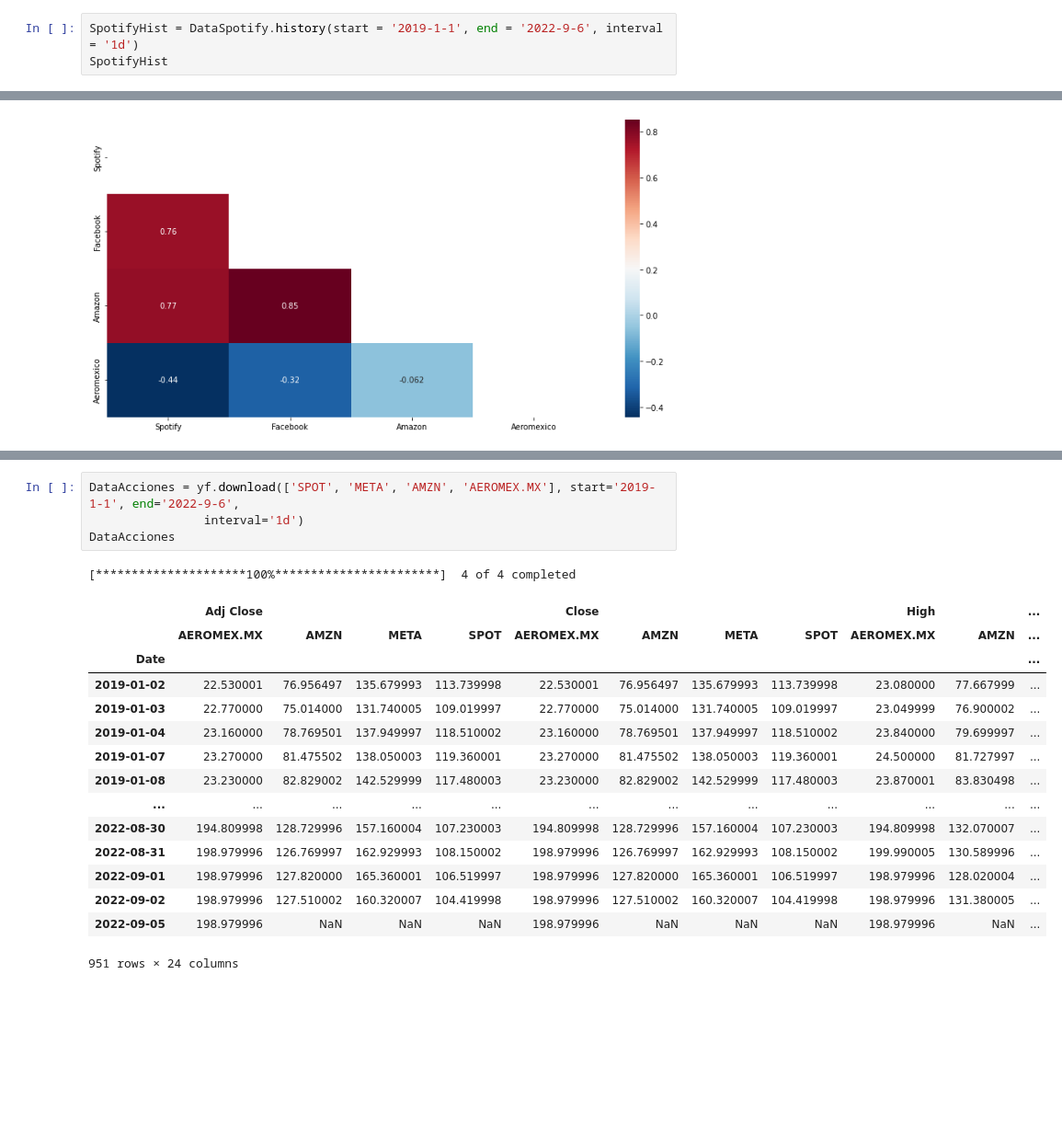
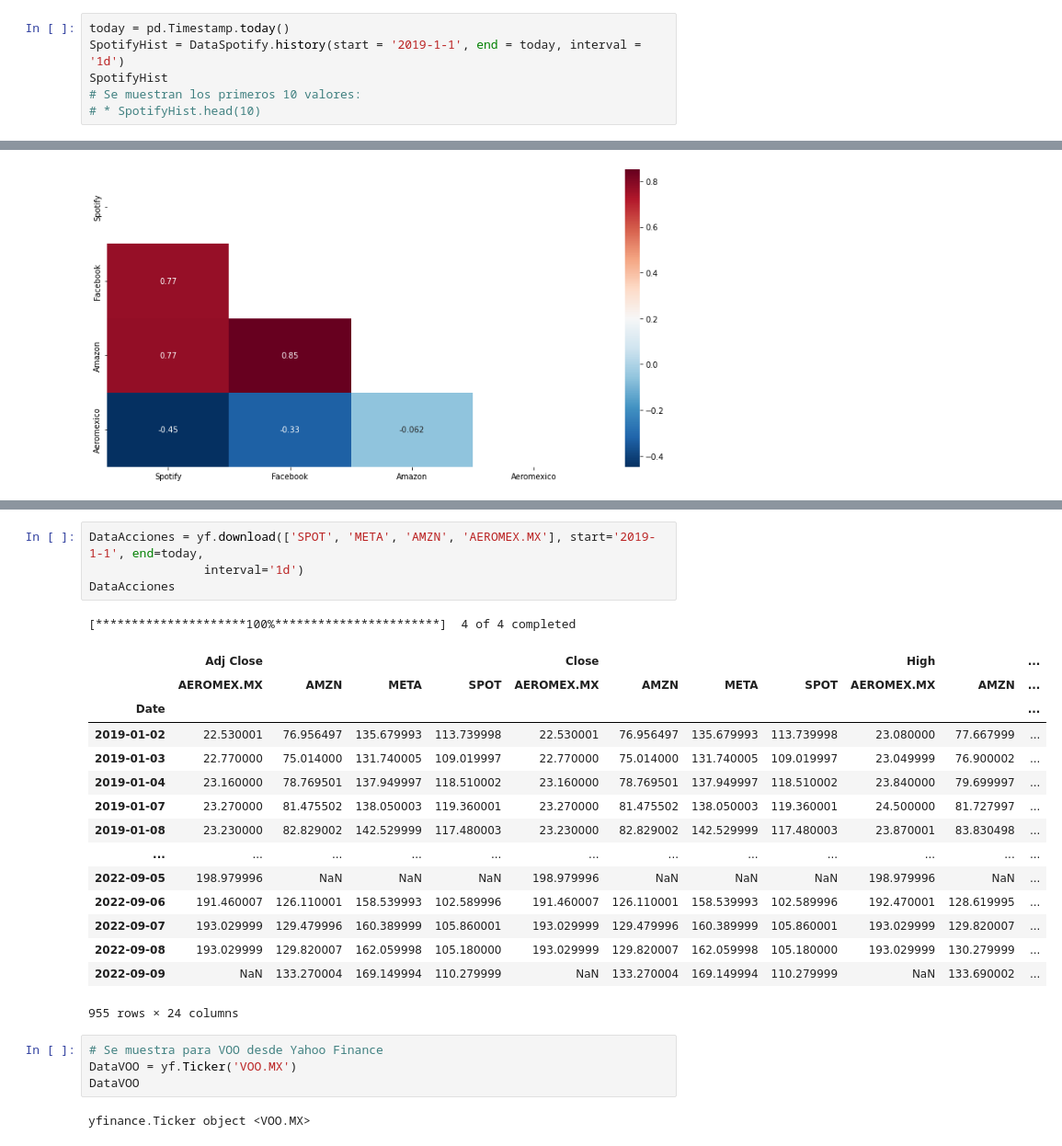
Before and after one commit to OscarCasasolaGarcia/Practicas, a Jupyter notebook: 1EDA/MD_Práctica3_EDA.ipynb, the cells around one changed output, grey strips where cells are left out. Shown at 92% size. Drawn from its saved outputs; the diff is of its cells as text; blank space fills up the shorter version.

```diff
--- a/1EDA/MD_Práctica3_EDA.ipynb
+++ b/1EDA/MD_Práctica3_EDA.ipynb
@@ -51,6 +52,9 @@ DataSpotify
 # %% [output]
 yfinance.Ticker object <SPOT>
 # %%
-SpotifyHist = DataSpotify.history(start = '2019-1-1', end = '2022-9-6', interval = '1d')
+today = pd.Timestamp.today()
+SpotifyHist = DataSpotify.history(start = '2019-1-1', end = today, interval = '1d')
 SpotifyHist
+# Se muestran los primeros 10 valores:
+# * SpotifyHist.head(10)
 # %% [output]
@@ -507,21 +502,27 @@ Acciones.corr()
 # %%
-DataAcciones = yf.download(['SPOT', 'META', 'AMZN', 'AEROMEX.MX'], start='2019-1-1', end='2022-9-6',
+DataAcciones = yf.download(['SPOT', 'META', 'AMZN', 'AEROMEX.MX'], start='2019-1-1', end=today,
                 interval='1d')
 DataAcciones
 # %% [output]
 [*********************100%***********************]  4 of 4 completed
 |  | Adj Close |  |  |  | Close |  |  |  | High |  | ... |
 |  | AEROMEX.MX | AMZN | META | SPOT | AEROMEX.MX | AMZN | META | SPOT | AEROMEX.MX | AMZN | ... |
 | Date |  |  |  |  |  |  |  |  |  |  | ... |
 | 2019-01-02 | 22.530001 | 76.956497 | 135.679993 | 113.739998 | 22.530001 | 76.956497 | 135.679993 | 113.739998 | 23.080000 | 77.667999 | ... |
 | 2019-01-03 | 22.770000 | 75.014000 | 131.740005 | 109.019997 | 22.770000 | 75.014000 | 131.740005 | 109.019997 | 23.049999 | 76.900002 | ... |
 | 2019-01-04 | 23.160000 | 78.769501 | 137.949997 | 118.510002 | 23.160000 | 78.769501 | 137.949997 | 118.510002 | 23.840000 | 79.699997 | ... |
 | 2019-01-07 | 23.270000 | 81.475502 | 138.050003 | 119.360001 | 23.270000 | 81.475502 | 138.050003 | 119.360001 | 24.500000 | 81.727997 | ... |
 | 2019-01-08 | 23.230000 | 82.829002 | 142.529999 | 117.480003 | 23.230000 | 82.829002 | 142.529999 | 117.480003 | 23.870001 | 83.830498 | ... |
 | ... | ... | ... | ... | ... | ... | ... | ... | ... | ... | ... | ... |
-| 2022-08-30 | 194.809998 | 128.729996 | 157.160004 | 107.230003 | 194.809998 | 128.729996 | 157.160004 | 107.230003 | 194.809998 | 132.070007 | ... |
-| 2022-08-31 | 198.979996 | 126.769997 | 162.929993 | 108.150002 | 198.979996 | 126.769997 | 162.929993 | 108.150002 | 199.990005 | 130.589996 | ... |
-| 2022-09-01 | 198.979996 | 127.820000 | 165.360001 | 106.519997 | 198.979996 | 127.820000 | 165.360001 | 106.519997 | 198.979996 | 128.020004 | ... |
-| 2022-09-02 | 198.979996 | 127.510002 | 160.320007 | 104.419998 | 198.979996 | 127.510002 | 160.320007 | 104.419998 | 198.979996 | 131.380005 | ... |
 | 2022-09-05 | 198.979996 | NaN | NaN | NaN | 198.979996 | NaN | NaN | NaN | 198.979996 | NaN | ... |
+| 2022-09-06 | 191.460007 | 126.110001 | 158.539993 | 102.589996 | 191.460007 | 126.110001 | 158.539993 | 102.589996 | 192.470001 | 128.619995 | ... |
+| 2022-09-07 | 193.029999 | 129.479996 | 160.389999 | 105.860001 | 193.029999 | 129.479996 | 160.389999 | 105.860001 | 193.029999 | 129.820007 | ... |
+| 2022-09-08 | 193.029999 | 129.820007 | 162.059998 | 105.180000 | 193.029999 | 129.820007 | 162.059998 | 105.180000 | 193.029999 | 130.279999 | ... |
+| 2022-09-09 | NaN | 133.270004 | 169.149994 | 110.279999 | NaN | 133.270004 | 169.149994 | 110.279999 | NaN | 133.690002 | ... |
-951 rows × 24 columns
+955 rows × 24 columns
+# %%
+# Se muestra para VOO desde Yahoo Finance
+DataVOO = yf.Ticker('VOO.MX')
+DataVOO
+# %% [output]
+yfinance.Ticker object <VOO.MX>
```
Also changed, not shown: parts of 38 cells of this notebook, 1 other file.
